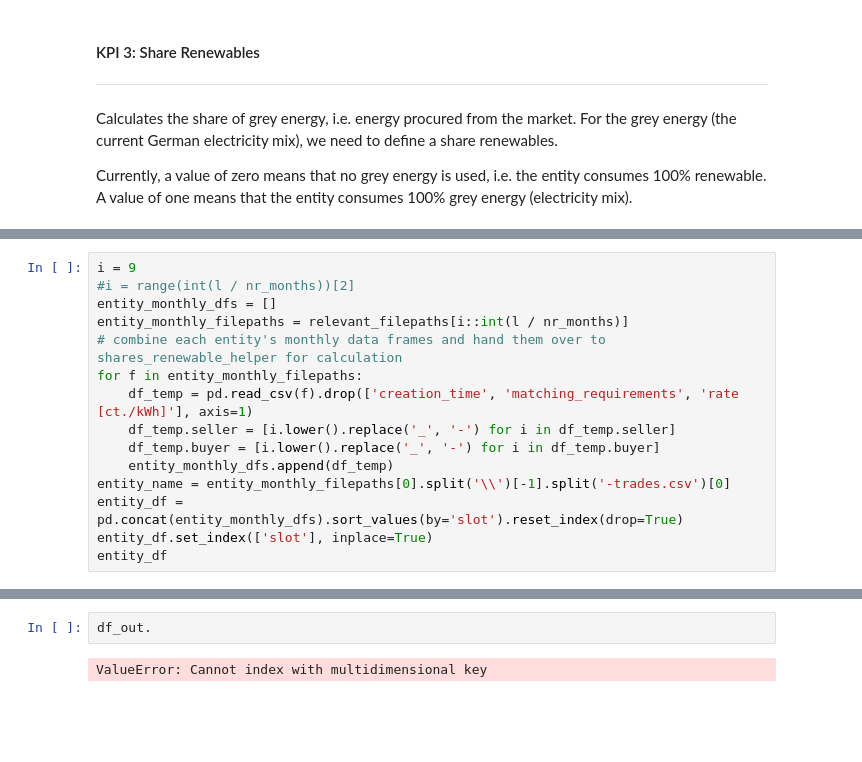
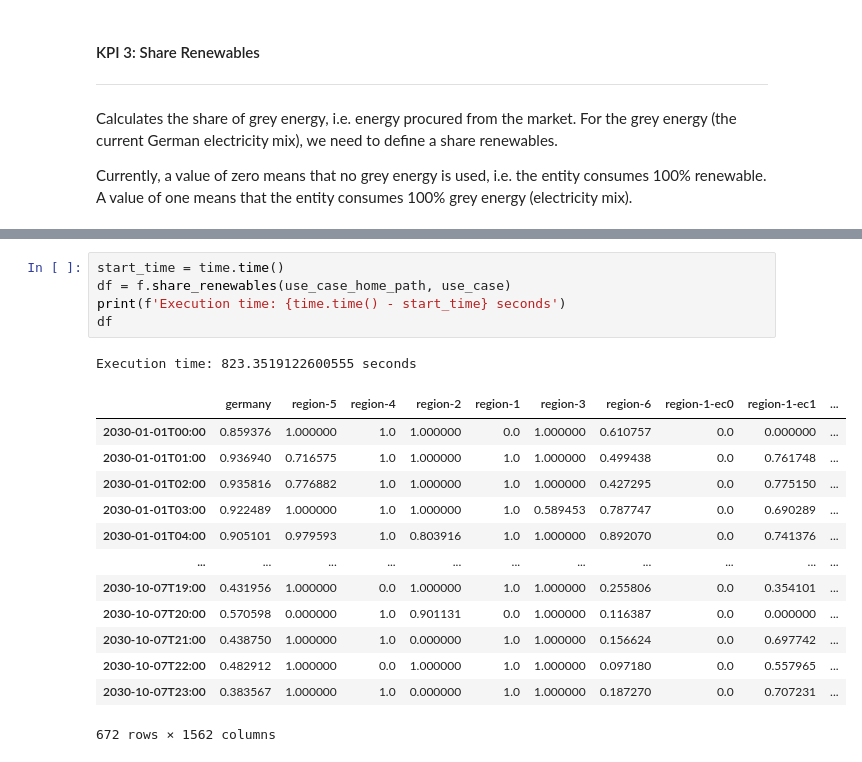
Before and after one commit to jochenmadler/fim_fit, a Jupyter notebook: GSy_KPI_calculation/01_processing/functions_test_v2.ipynb, the cells around one changed output, grey strips where cells are left out. Drawn from its saved outputs; the diff is of its cells as text; blank space fills up the shorter version.

Commit message:
functions_v2.py: share_renewables ready for base case and use case 2 functions_test_v2.ipynb: ready for base case and use case 2

```diff
--- a/GSy_KPI_calculation/01_processing/functions_test_v2.ipynb
+++ b/GSy_KPI_calculation/01_processing/functions_test_v2.ipynb
@@ -188,15 +85,0 @@ relevant_filepaths[8::597]
-# %%
-i = 9
-#i = range(int(l / nr_months))[2]
-entity_monthly_dfs = []
-entity_monthly_filepaths = relevant_filepaths[i::int(l / nr_months)]
-# combine each entity's monthly data frames and hand them over to shares_renewable_helper for calculation
-for f in entity_monthly_filepaths:
-    df_temp = pd.read_csv(f).drop(['creation_time', 'matching_requirements', 'rate [ct./kWh]'], axis=1)
-    df_temp.seller = [i.lower().replace('_', '-') for i in df_temp.seller]
-    df_temp.buyer = [i.lower().replace('_', '-') for i in df_temp.buyer]
-    entity_monthly_dfs.append(df_temp)
-entity_name = entity_monthly_filepaths[0].split('\\')[-1].split('-trades.csv')[0]
-entity_df = pd.concat(entity_monthly_dfs).sort_values(by='slot').reset_index(drop=True)
-entity_df.set_index(['slot'], inplace=True)
-entity_df
@@ -536,4 +86,20 @@ c
-# %%
-df_out.
-# %% [output]
-ValueError: Cannot index with multidimensional key
+# %%
+start_time = time.time()
+df = f.share_renewables(use_case_home_path, use_case)
+print(f'Execution time: {time.time() - start_time} seconds')
+df
+# %% [output]
+Execution time: 823.3519122600555 seconds
+|  | germany | region-5 | region-4 | region-2 | region-1 | region-3 | region-6 | region-1-ec0 | region-1-ec1 | ... |
+| 2030-01-01T00:00 | 0.859376 | 1.000000 | 1.0 | 1.000000 | 0.0 | 1.000000 | 0.610757 | 0.0 | 0.000000 | ... |
+| 2030-01-01T01:00 | 0.936940 | 0.716575 | 1.0 | 1.000000 | 1.0 | 1.000000 | 0.499438 | 0.0 | 0.761748 | ... |
+| 2030-01-01T02:00 | 0.935816 | 0.776882 | 1.0 | 1.000000 | 1.0 | 1.000000 | 0.427295 | 0.0 | 0.775150 | ... |
+| 2030-01-01T03:00 | 0.922489 | 1.000000 | 1.0 | 1.000000 | 1.0 | 0.589453 | 0.787747 | 0.0 | 0.690289 | ... |
+| 2030-01-01T04:00 | 0.905101 | 0.979593 | 1.0 | 0.803916 | 1.0 | 1.000000 | 0.892070 | 0.0 | 0.741376 | ... |
+| ... | ... | ... | ... | ... | ... | ... | ... | ... | ... | ... |
+| 2030-10-07T19:00 | 0.431956 | 1.000000 | 0.0 | 1.000000 | 1.0 | 1.000000 | 0.255806 | 0.0 | 0.354101 | ... |
+| 2030-10-07T20:00 | 0.570598 | 0.000000 | 1.0 | 0.901131 | 0.0 | 1.000000 | 0.116387 | 0.0 | 0.000000 | ... |
+| 2030-10-07T21:00 | 0.438750 | 1.000000 | 1.0 | 0.000000 | 1.0 | 1.000000 | 0.156624 | 0.0 | 0.697742 | ... |
+| 2030-10-07T22:00 | 0.482912 | 1.000000 | 0.0 | 1.000000 | 1.0 | 1.000000 | 0.097180 | 0.0 | 0.557965 | ... |
+| 2030-10-07T23:00 | 0.383567 | 1.000000 | 1.0 | 0.000000 | 1.0 | 1.000000 | 0.187270 | 0.0 | 0.707231 | ... |
+672 rows × 1562 columns
```
Also changed, not shown: parts of 42 cells of this notebook, 1 other file.
